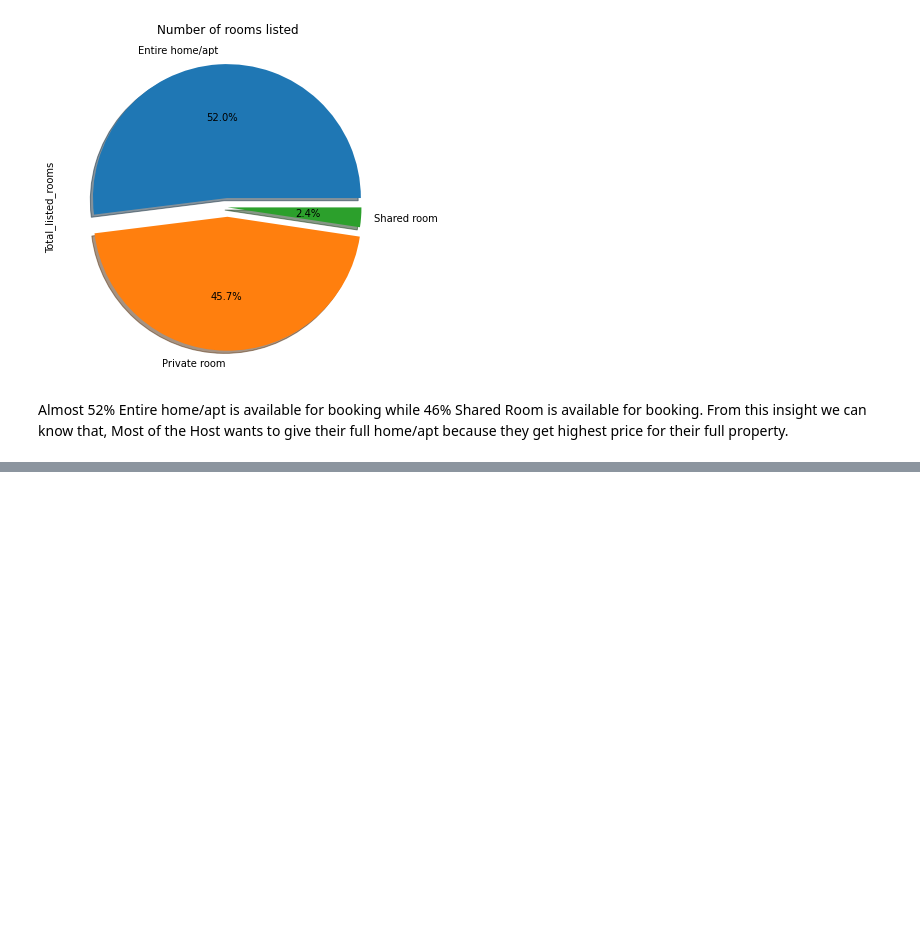
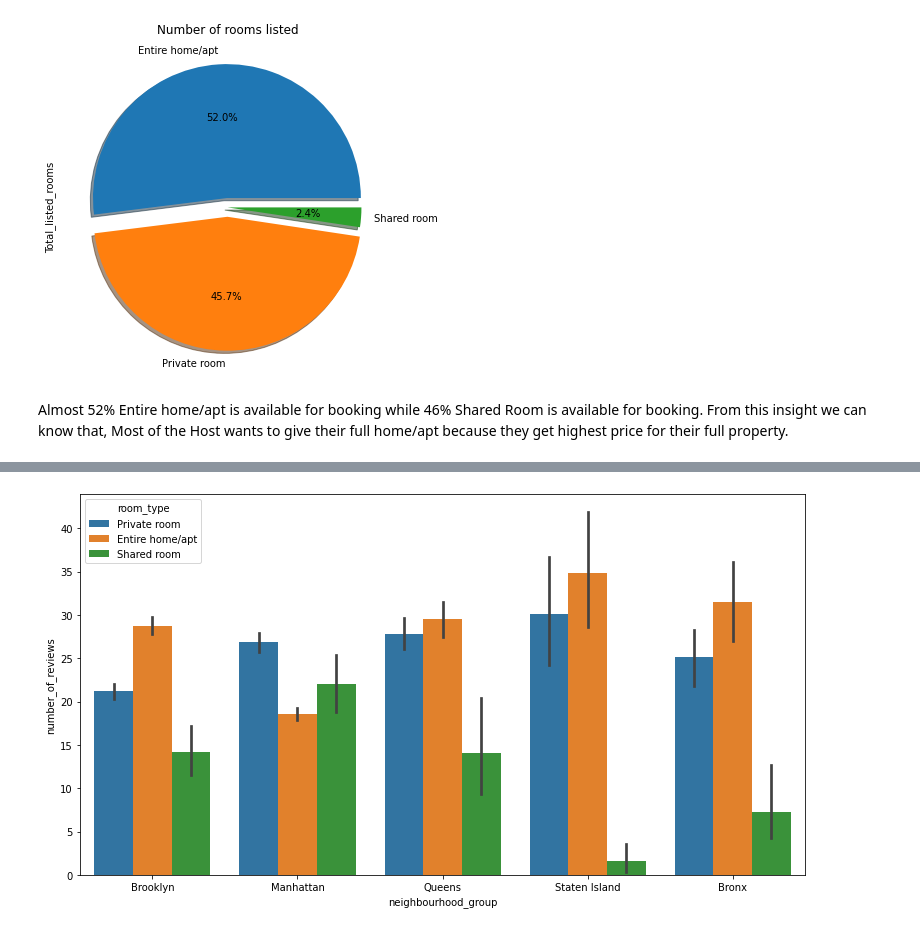
Before and after one commit to ShivanshSingh000/Airbnb-Data-Analysis, a Jupyter notebook: My_Individual_Airbnb_Bookings_Analysis_Project.ipynb, the cells around one changed output, grey strips where cells are left out. Drawn from its saved outputs; the diff is of its cells as text; code cells hidden in the pictures; blank space fills up the shorter version.

```diff
--- a/My_Individual_Airbnb_Bookings_Analysis_Project.ipynb
+++ b/My_Individual_Airbnb_Bookings_Analysis_Project.ipynb
@@ -399,0 +489,6 @@ Almost 52% Entire home/apt is available for booking while 46% Shared Room is ava
+# %%
+plt.figure(figsize = (13,7))
+sns.barplot(x = 'neighbourhood_group', y = 'number_of_reviews', hue = 'room_type', data = df1)
+plt.show()
+# %% [output]
+[figure, added]
```
Also changed, not shown: parts of 14 cells of this notebook.
